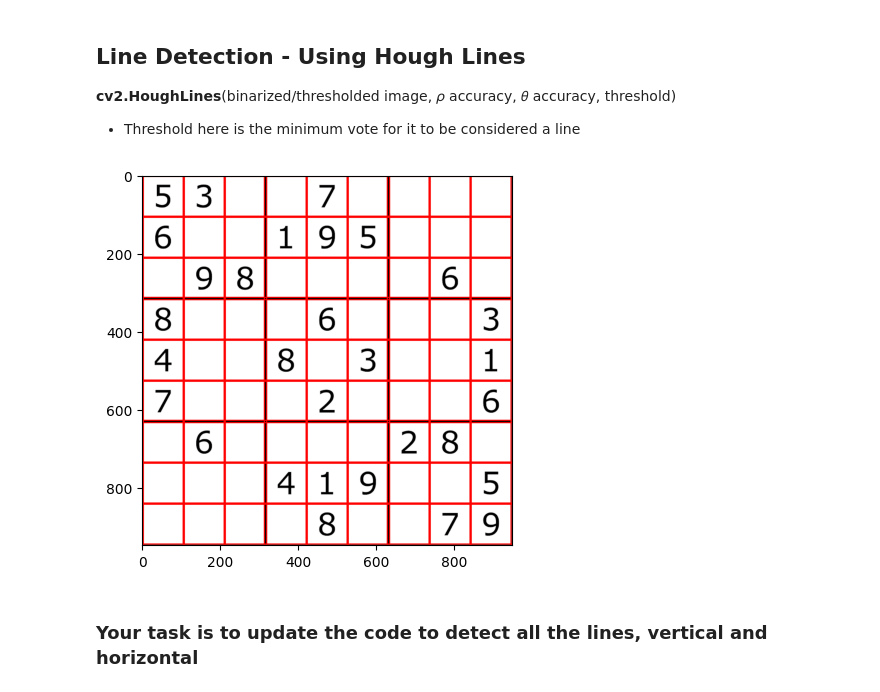
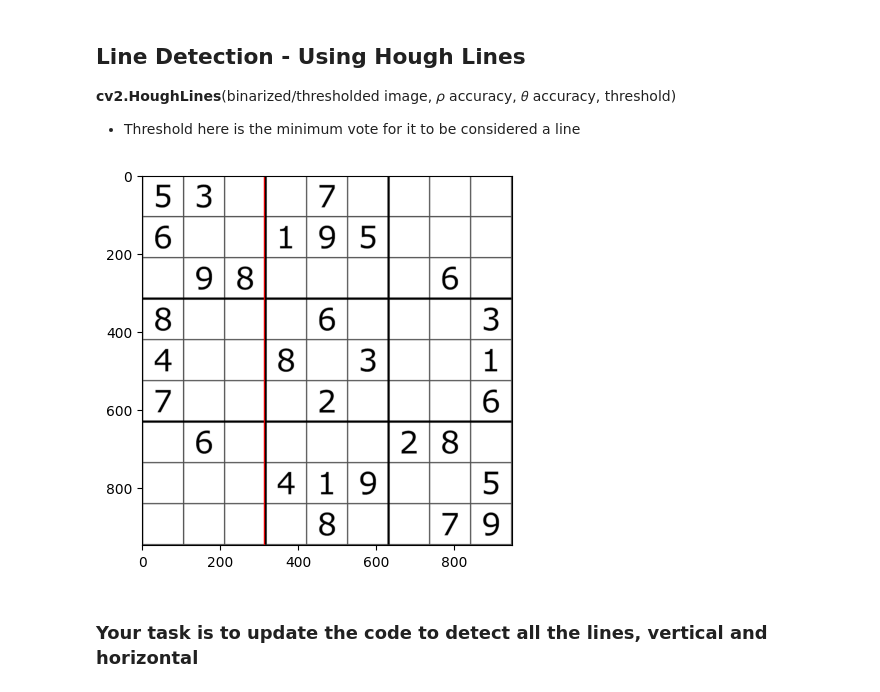
Before and after one commit to OP-75/CV_lab, a Jupyter notebook: Lab_8b_Hough_Lines_Circles.ipynb, the cells around one changed output. Saved outputs shown, nothing was run; the diff lists cells and outputs as text; code cells hidden in the pictures.

```diff
--- a/Lab_8b_Hough_Lines_Circles.ipynb
+++ b/Lab_8b_Hough_Lines_Circles.ipynb
@@ -14,36 +14,36 @@ image = cv2.imread(path)
 
 # Grayscale and Canny Edges extracted
 gray = cv2.cvtColor(image, cv2.COLOR_BGR2GRAY)
 
 edges = cv2.Canny(gray, 100, 170, apertureSize = 3)
 
 
 # Run HoughLines using a rho accuracy of 1 pixel
 # theta accuracy of np.pi / 180 which is 1 degree
 # Our line threshold (votes) is set to 240 (number of points on line)
 lines = cv2.HoughLines(edges, 1, np.pi / 180, 240)
 
 # print(lines)
 
 # We iterate through each line and convert it to the format
 # required by cv.lines (i.e. requiring end points)
-for i in range(0,len(lines)):
-    for rho, theta in lines[i]:
+
+for rho, theta in lines[0]:
         a = np.cos(theta)
         b = np.sin(theta)
         x0 = a * rho
         y0 = b * rho
         x1 = int(x0 + 1000 * (-b))
         y1 = int(y0 + 1000 * (a))
         x2 = int(x0 - 1000 * (-b))
         y2 = int(y0 - 1000 * (a))
         cv2.line(image, (x1, y1), (x2, y2), (255, 0, 0), 2)
 
 
 plt.imshow(image)
 plt.show()
 # %% [output]
-[figure, old version]
+[figure, new version]
 # %% [markdown]
 ### Your task is to update the code to detect all the lines, vertical and horizontal
 # %%
```
Also changed, not shown: parts of 2 cells of this notebook, 4 other files.
